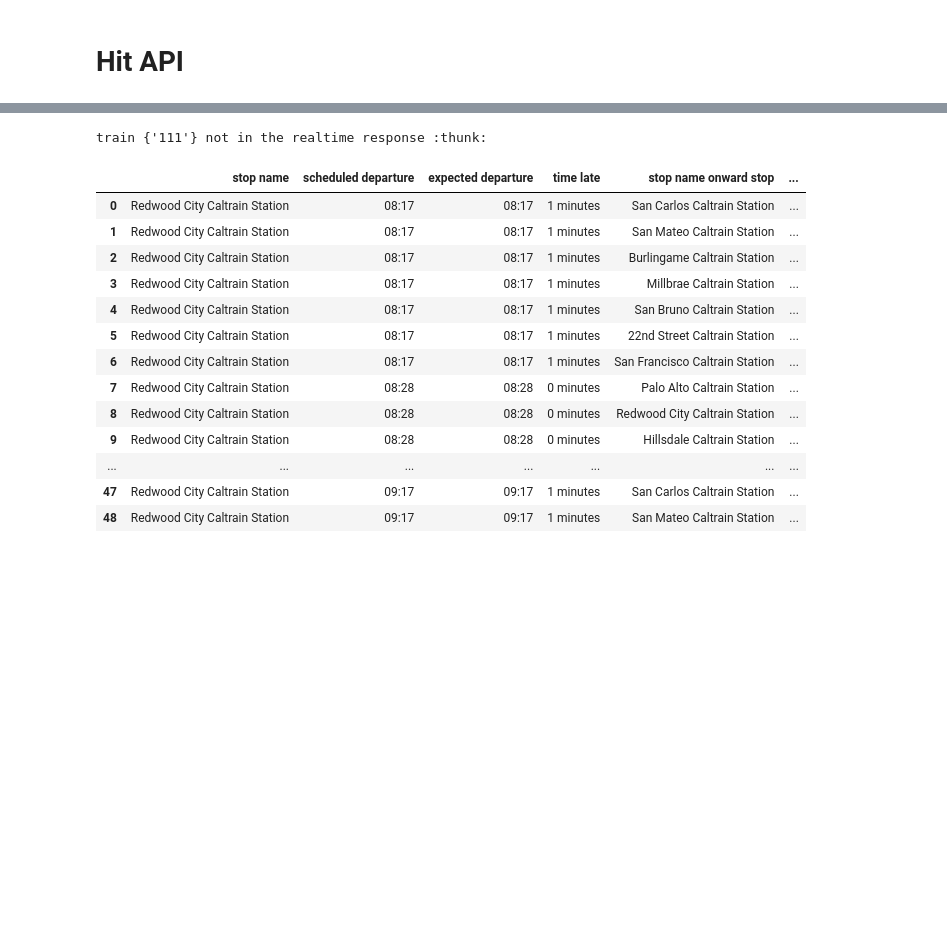
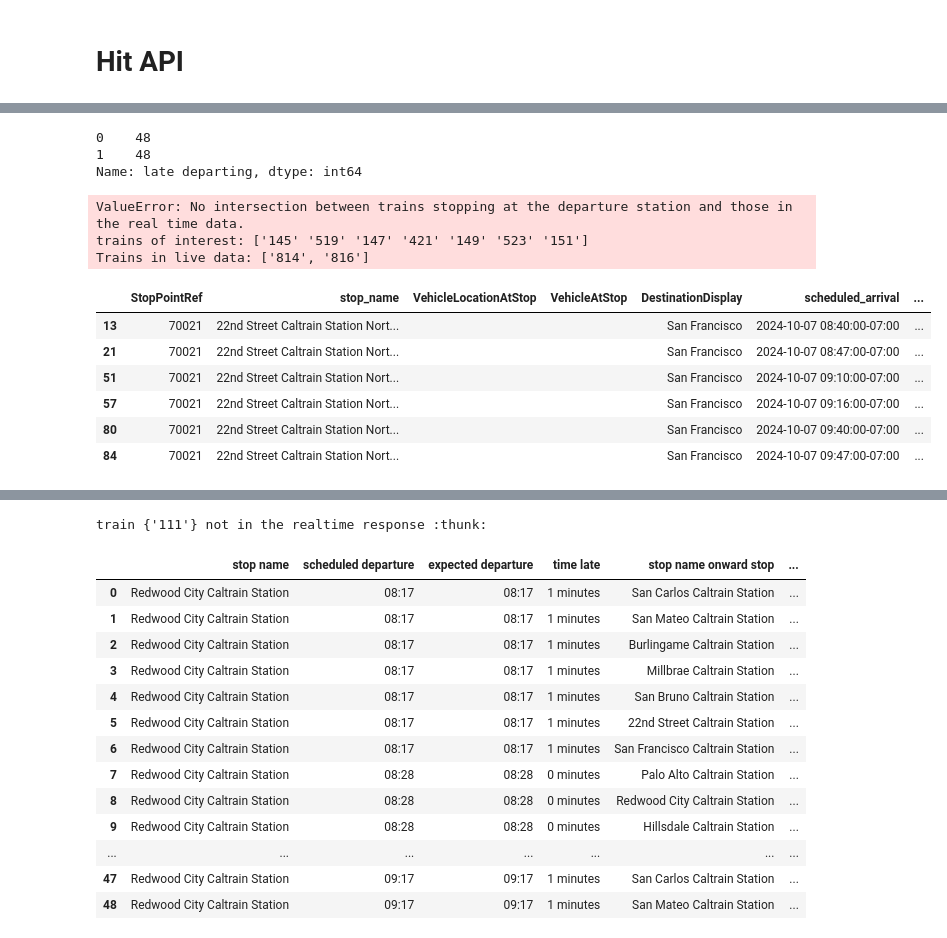
Before and after one commit to ahakso/sandbox, a Jupyter notebook: caltrain/caltrain_api.ipynb, the cells around one changed output, grey strips where cells are left out. Cells and saved outputs as stored; diff of their text form; code cells hidden in the pictures; blank space fills up the shorter version.

Commit message:
handle breaking changes
* error handling for dead live data
* nb sb string representation changes

```diff
--- a/caltrain/caltrain_api.ipynb
+++ b/caltrain/caltrain_api.ipynb
@@ -30,0 +47,30 @@ self.fetch_data()
+# %%
+s.data['late departing'].dt.seconds
+# %% [output]
+0    48
+1    48
+Name: late departing, dtype: int64
+# %%
+
+self.next_train_options()
+# %% [output]
+ValueError: No intersection between trains stopping at the departure station and those in the real time data.
+trains of interest: ['145' '519' '147' '421' '149' '523' '151']
+Trains in live data: ['814', '816']
+# %%
+stop_id = 'san_francisco'
+all_trains_one_direction = self.get_trains_one_direction_from_departures_response(stop_id)
+# %%
+station_departures = self.convert_predicted_stops_json_to_df(
+            all_trains_one_direction,
+            ID2NAME[stop_id],
+        )
+station_departures.loc[lambda df: df.stop_name.str.contains('22nd')]
+# %% [output]
+|  | StopPointRef | stop_name | VehicleLocationAtStop | VehicleAtStop | DestinationDisplay | scheduled_arrival | ... |
+| 13 | 70021 | 22nd Street Caltrain Station Nort... |  |  | San Francisco | 2024-10-07 08:40:00-07:00 | ... |
+| 21 | 70021 | 22nd Street Caltrain Station Nort... |  |  | San Francisco | 2024-10-07 08:47:00-07:00 | ... |
+| 51 | 70021 | 22nd Street Caltrain Station Nort... |  |  | San Francisco | 2024-10-07 09:10:00-07:00 | ... |
+| 57 | 70021 | 22nd Street Caltrain Station Nort... |  |  | San Francisco | 2024-10-07 09:16:00-07:00 | ... |
+| 80 | 70021 | 22nd Street Caltrain Station Nort... |  |  | San Francisco | 2024-10-07 09:40:00-07:00 | ... |
+| 84 | 70021 | 22nd Street Caltrain Station Nort... |  |  | San Francisco | 2024-10-07 09:47:00-07:00 | ... |
```
Also changed, not shown: parts of 11 cells of this notebook, 5 other files.
